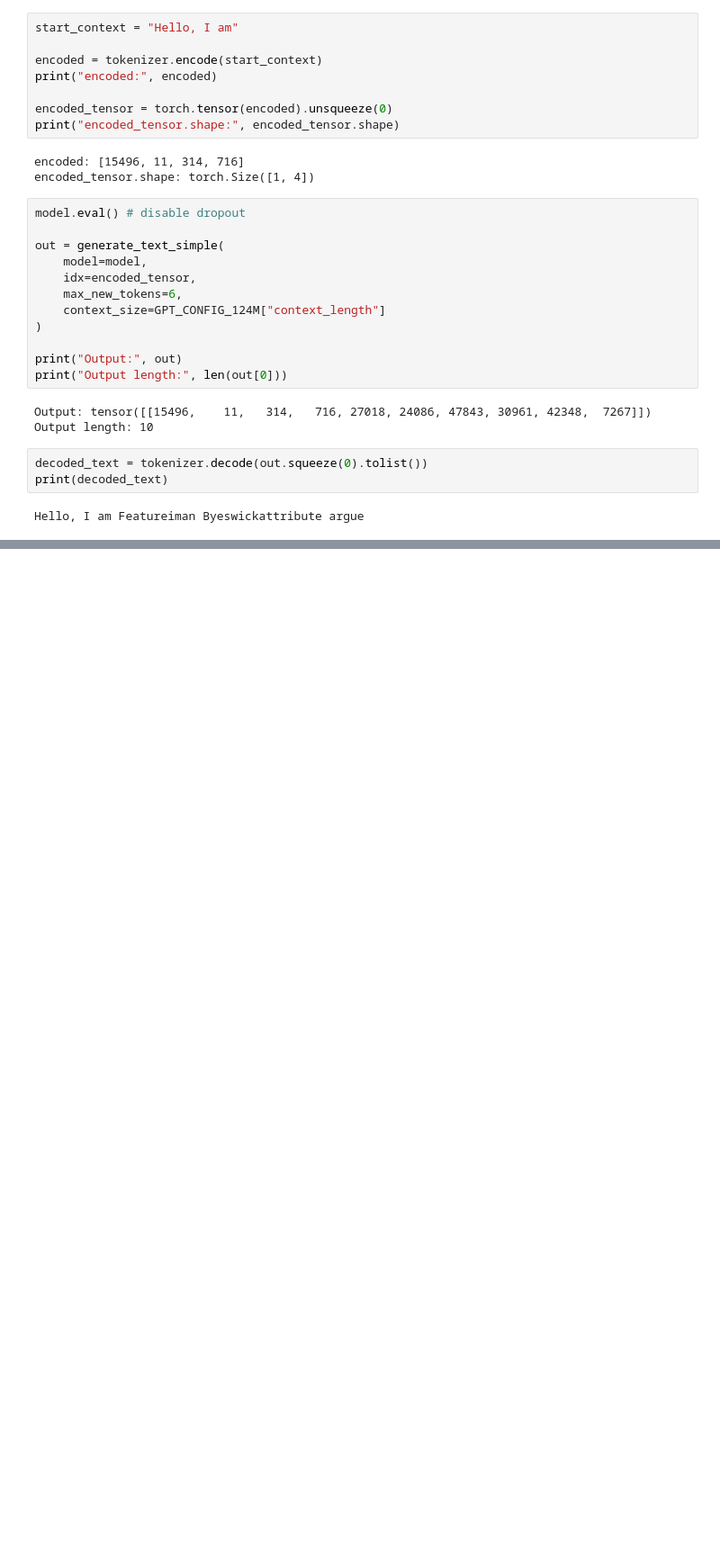
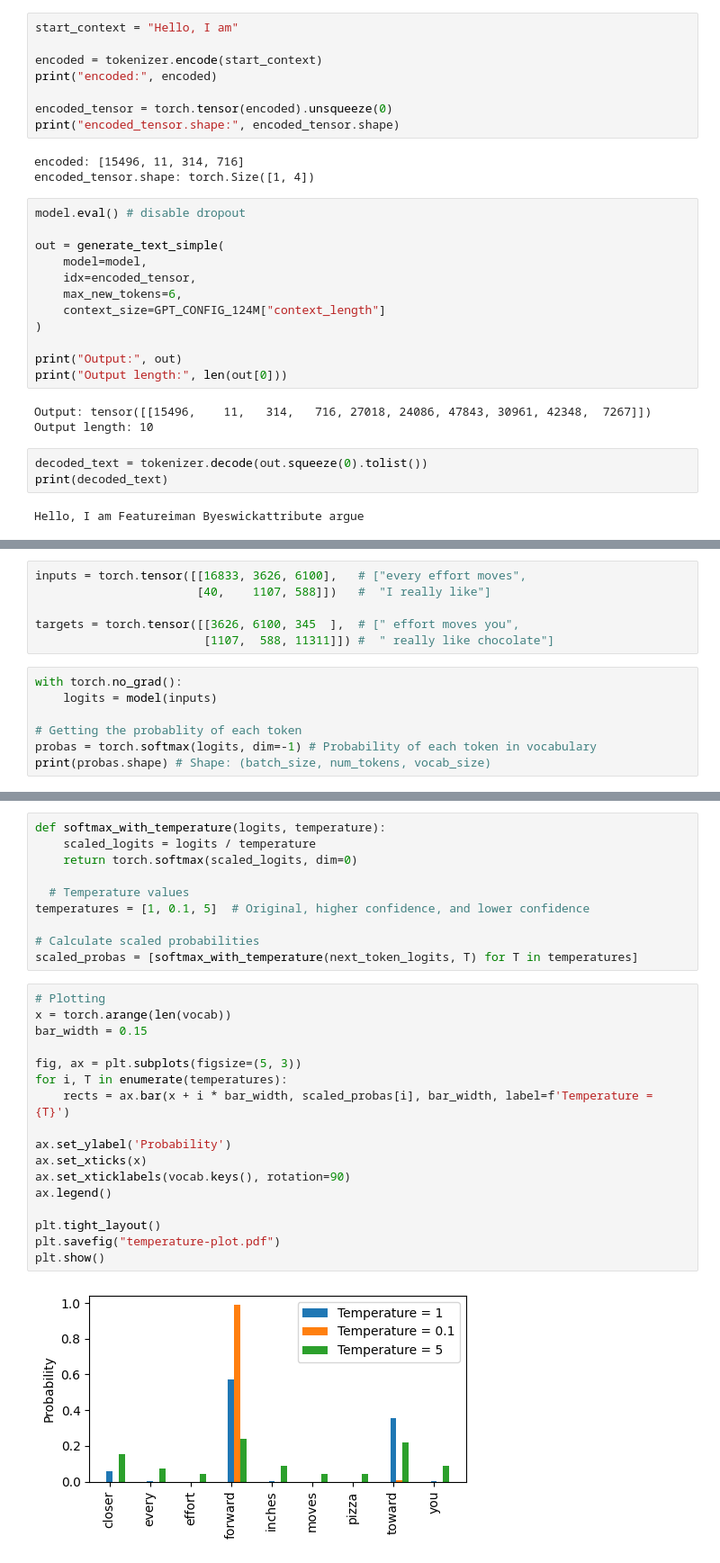
Before and after one commit to Surbhit01/Miscellaneous, a Jupyter notebook: LLM-From-Scratch/sebastianraschka/development.ipynb, the cells around one changed output, grey strips where cells are left out. Shown at 90% size. Drawn from its saved outputs; the diff is of its cells as text; blank space fills up the shorter version.

```diff
--- a/LLM-From-Scratch/sebastianraschka/development.ipynb
+++ b/LLM-From-Scratch/sebastianraschka/development.ipynb
@@ -1378,0 +1456,13 @@ Hello, I am Featureiman Byeswickattribute argue
+# %%
+inputs = torch.tensor([[16833, 3626, 6100],   # ["every effort moves",
+                       [40,    1107, 588]])   #  "I really like"]
+
+targets = torch.tensor([[3626, 6100, 345  ],  # [" effort moves you",
+                        [1107,  588, 11311]]) #  " really like chocolate"]
+# %%
+with torch.no_grad():
+    logits = model(inputs)
+
+# Getting the probablity of each token
+probas = torch.softmax(logits, dim=-1) # Probability of each token in vocabulary
+print(probas.shape) # Shape: (batch_size, num_tokens, vocab_size)
@@ -1378,0 +1905,29 @@ Hello, I am Featureiman Byeswickattribute argue
+# %%
+def softmax_with_temperature(logits, temperature):
+    scaled_logits = logits / temperature
+    return torch.softmax(scaled_logits, dim=0)
+
+  # Temperature values
+temperatures = [1, 0.1, 5]  # Original, higher confidence, and lower confidence
+
+# Calculate scaled probabilities
+scaled_probas = [softmax_with_temperature(next_token_logits, T) for T in temperatures]
+# %%
+# Plotting
+x = torch.arange(len(vocab))
+bar_width = 0.15
+
+fig, ax = plt.subplots(figsize=(5, 3))
+for i, T in enumerate(temperatures):
+    rects = ax.bar(x + i * bar_width, scaled_probas[i], bar_width, label=f'Temperature = {T}')
+
+ax.set_ylabel('Probability')
+ax.set_xticks(x)
+ax.set_xticklabels(vocab.keys(), rotation=90)
+ax.legend()
+
+plt.tight_layout()
+plt.savefig("temperature-plot.pdf")
+plt.show()
+# %% [output]
+[figure, added]
```
Also changed, not shown: parts of 63 cells of this notebook.
